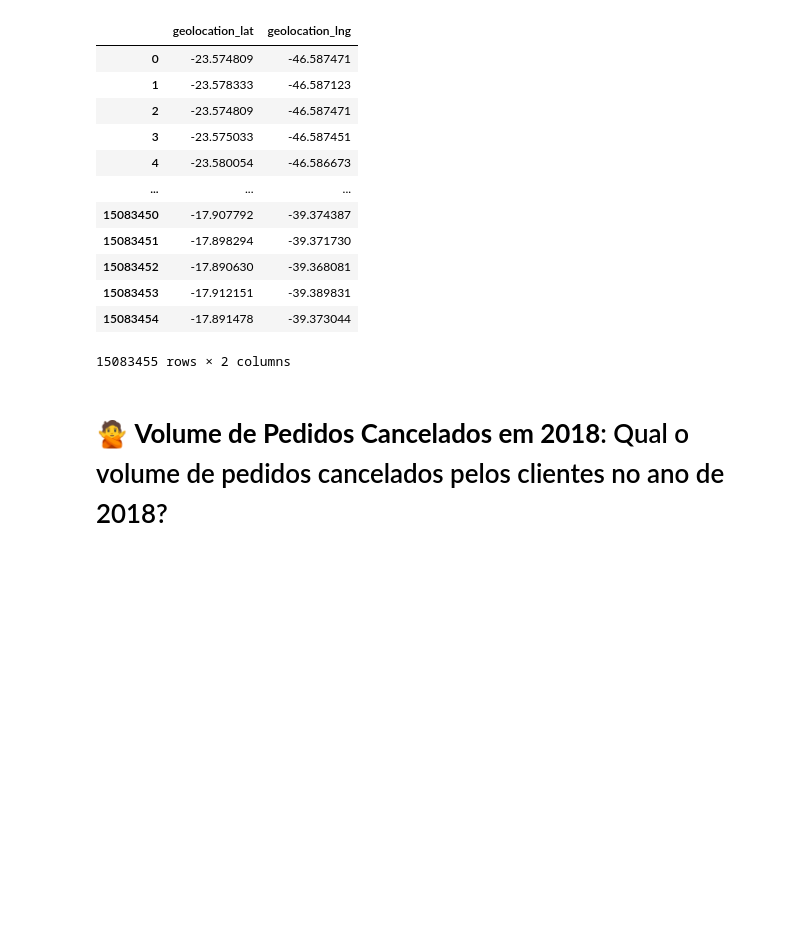
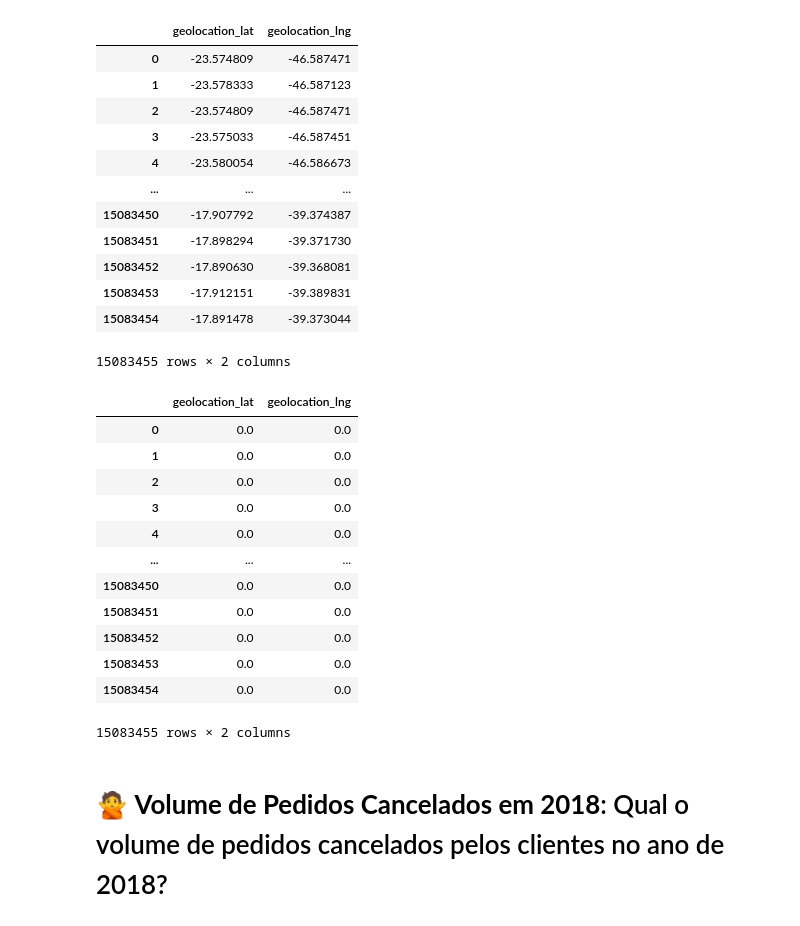
Before and after one commit to bruno-kalel/ds_college_assignments, a Jupyter notebook: brazilian-ecommerce/brazilian_ecommerce.ipynb, the cells around one changed output. Drawn from its saved outputs; the diff is of its cells as text; code cells hidden in the pictures; blank space fills up the shorter version.

```diff
--- a/brazilian-ecommerce/brazilian_ecommerce.ipynb
+++ b/brazilian-ecommerce/brazilian_ecommerce.ipynb
@@ -439,6 +525,23 @@ localização_dos_clientes
 | 15083453 | -17.912151 | -39.389831 |
 | 15083454 | -17.891478 | -39.373044 |
 15083455 rows × 2 columns
+# %%
+localização_dos_clientes.loc[:, :] = 0
+localização_dos_clientes
+# %% [output]
+|  | geolocation_lat | geolocation_lng |
+| 0 | 0.0 | 0.0 |
+| 1 | 0.0 | 0.0 |
+| 2 | 0.0 | 0.0 |
+| 3 | 0.0 | 0.0 |
+| 4 | 0.0 | 0.0 |
+| ... | ... | ... |
+| 15083450 | 0.0 | 0.0 |
+| 15083451 | 0.0 | 0.0 |
+| 15083452 | 0.0 | 0.0 |
+| 15083453 | 0.0 | 0.0 |
+| 15083454 | 0.0 | 0.0 |
+15083455 rows × 2 columns
 # %% [markdown]
 # 🙅 **Volume de Pedidos Cancelados em 2018**: Qual o volume de pedidos cancelados pelos clientes no ano de 2018?
 # %% [markdown]
```
Also changed, not shown: parts of 20 cells of this notebook.
